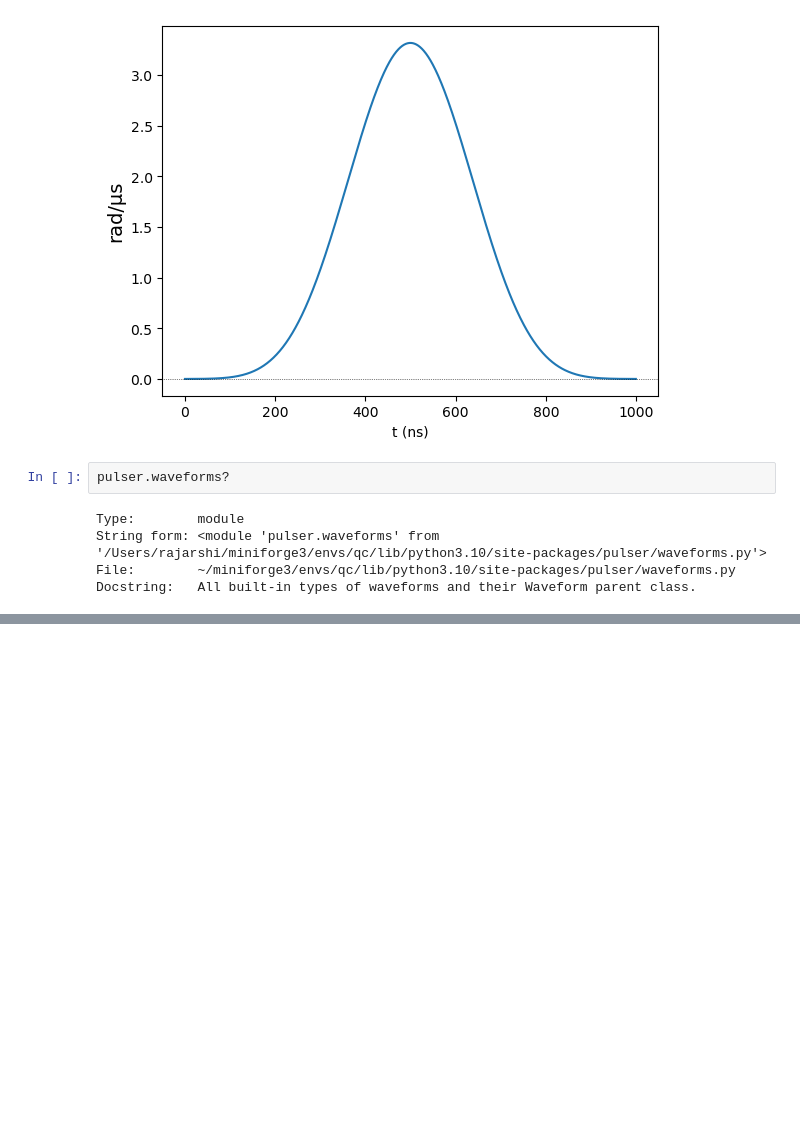
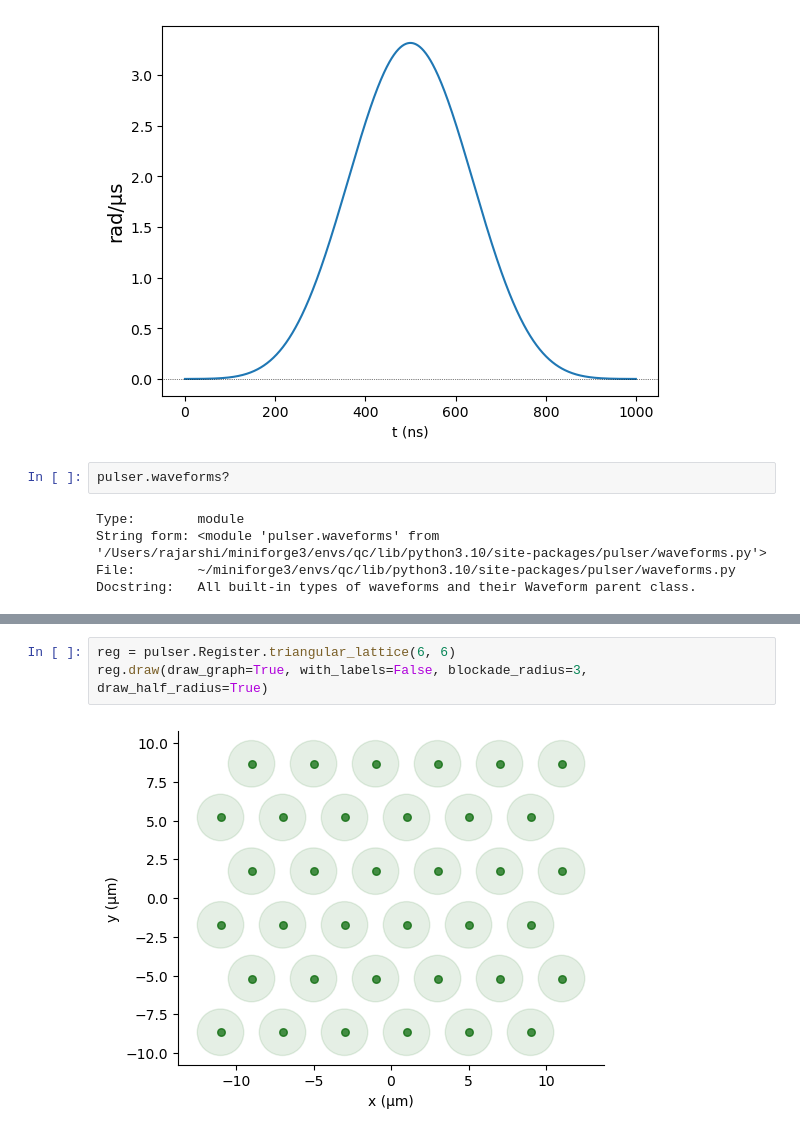
Before and after one commit to rajarshitiwari/python-codes, a Jupyter notebook: pulser/pulser_classes.ipynb, the cells around one changed output, grey strips where cells are left out. Cells and saved outputs as stored; diff of their text form; blank space fills up the shorter version.

```diff
--- a/pulser/pulser_classes.ipynb
+++ b/pulser/pulser_classes.ipynb
@@ -25,0 +41,5 @@ Docstring:   All built-in types of waveforms and their Waveform parent class.
+# %%
+reg = pulser.Register.triangular_lattice(6, 6)
+reg.draw(draw_graph=True, with_labels=False, blockade_radius=3, draw_half_radius=True)
+# %% [output]
+[figure, added]
```
Also changed, not shown: parts of 8 cells of this notebook.
